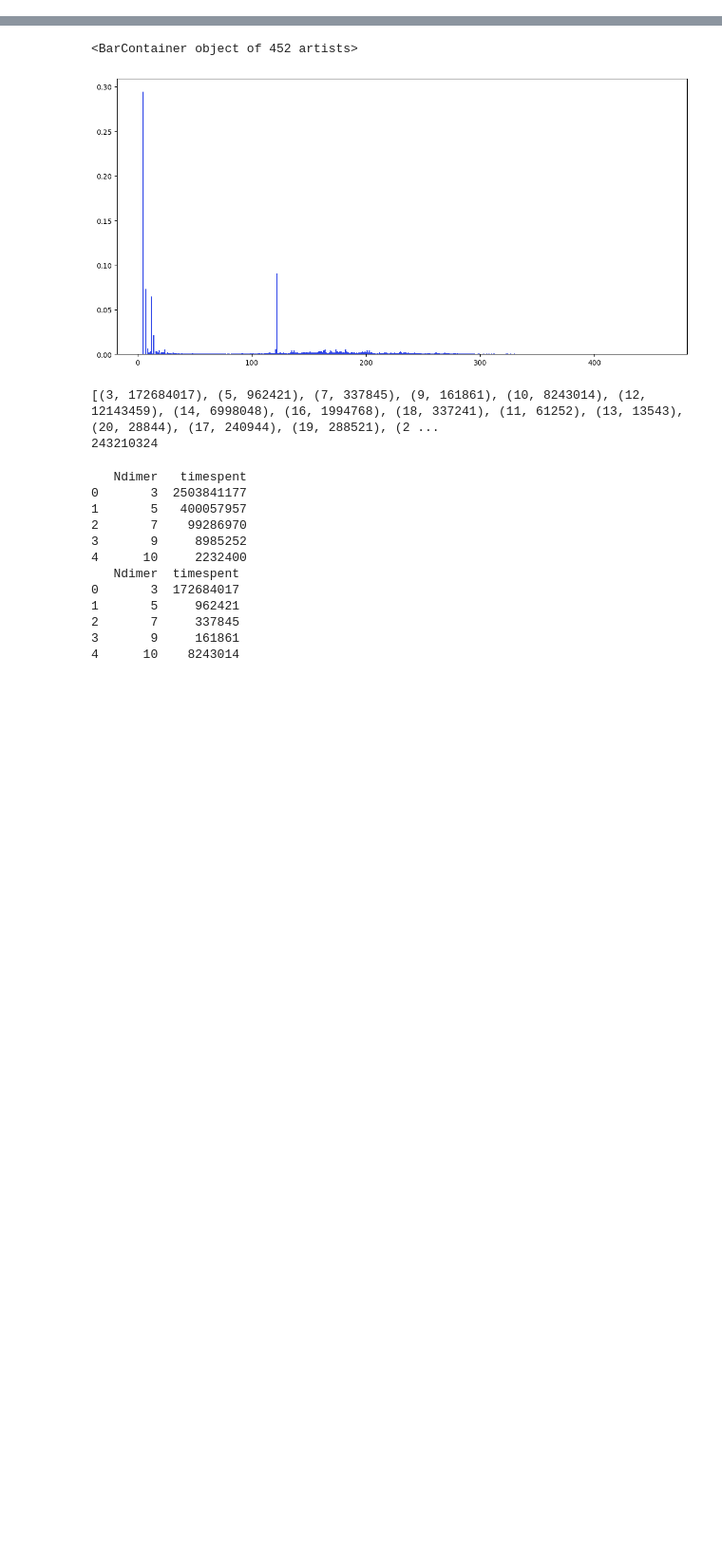
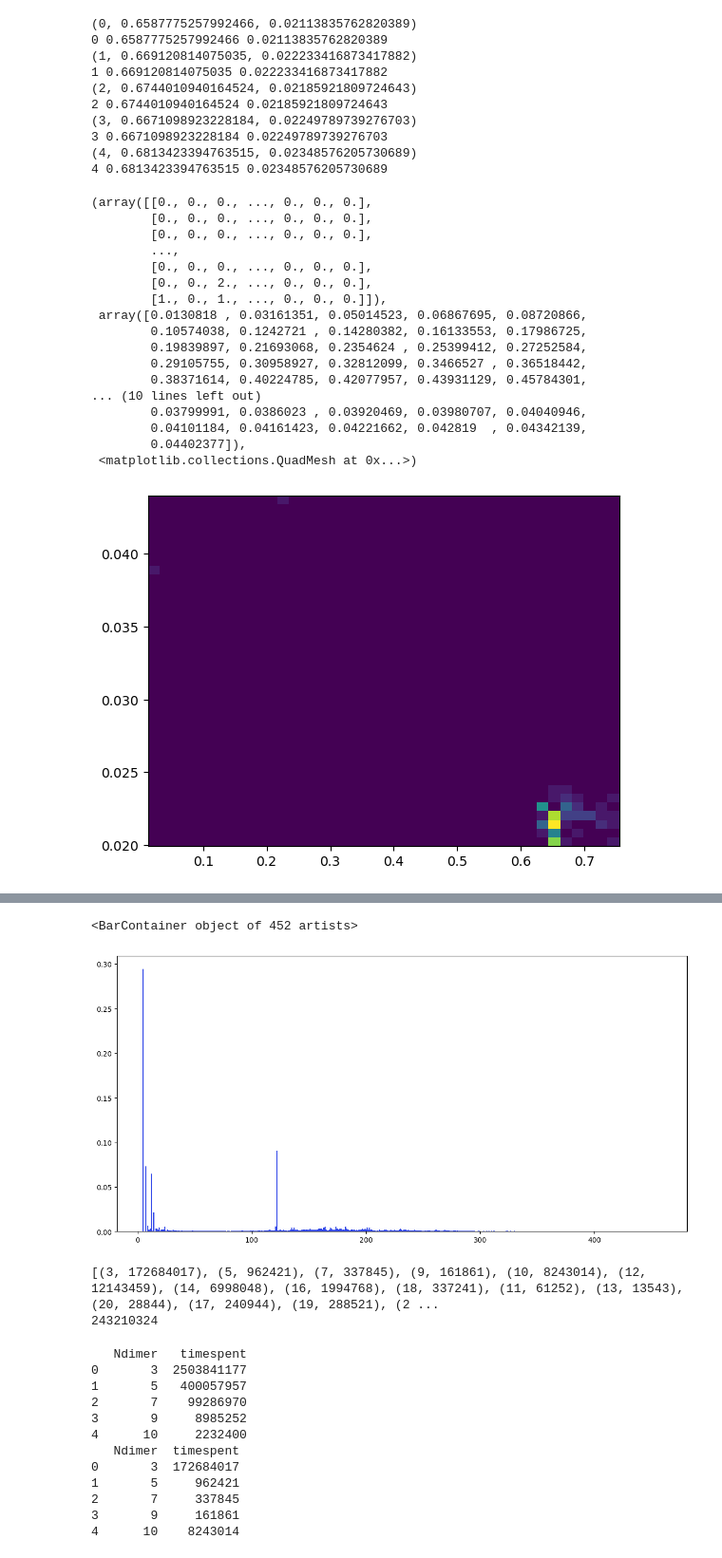
Before and after one commit to pradhansmriti/notebooks_kmc_paper, a Jupyter notebook: kmc_frequent_stds_wdrug.ipynb, the cells around one changed output, grey strips where cells are left out. Shown: that part at 95% size. Drawn from its saved outputs; the diff is of its cells as text; code cells hidden in the pictures; blank space fills up the shorter version.

```diff
--- a/kmc_frequent_stds_wdrug.ipynb
+++ b/kmc_frequent_stds_wdrug.ipynb
@@ -56,3 +108,40 @@ def combine_two_lists(list1,list2):
     del list1,list2
     result_list = [(key, value) for key, value in combined_dict.items()]
     return result_list
+# %%
+from IPython.display import clear_output
+clear_output(wait=True)
+import gc
+gc.collect()
+
+total_hist_drug=[]
+
+total_time_drug=0
+energyfiles_worknew=glob.glob('/home/smriti/BigStorage/figs_movies_KMC/send_worknew/SE-DMU--4.5_Rmudrug--10.1_kd-0.0001/stdsalt_ndrug/*txt')
+
+count_files=[]
+count_chunks=0
+for file in energyfiles_worknew[0:100]:
+    count=0
+    df=pd.read_csv(file,delim_whitespace=True,header=None,names=['sweep','ndrug','NE'],chunksize=100000)
+    for chunk in df:
+        count_chunks+=1
+        try:
+            chunk=chunk.sort_values(by='sweep')
+            chunk_5=chunk[chunk['NE']==6]
+            if(len(chunk_5)>0):
+                count+=len(chunk_5)
+
+                hist1, time_spent=time_spent_drug(chunk_5)
+                total_hist_drug=combine_two_lists(hist1,total_hist_drug)
+                total_time_drug+=time_spent
+            del chunk_5
+        except:
+            continue
+        del chunk
+    if(count>75000):
+        print(file,count)
+    count_files.append(count)
+    del df
+print(count)
+print(count_chunks)
@@ -58,0 +272,34 @@ def combine_two_lists(list1,list2):
+# %%
+for item in count_files[0:5]:
+    print(item)
+    print(item[0],item[1],item[2])
+plt.hist2d([item[1] for item in count_files],[item[2] for item in count_files],bins=40)
+# %% [output]
+(0, 0.6587775257992466, 0.02113835762820389)
+0 0.6587775257992466 0.02113835762820389
+(1, 0.669120814075035, 0.022233416873417882)
+1 0.669120814075035 0.022233416873417882
+(2, 0.6744010940164524, 0.02185921809724643)
+2 0.6744010940164524 0.02185921809724643
+(3, 0.6671098923228184, 0.02249789739276703)
+3 0.6671098923228184 0.02249789739276703
+(4, 0.6813423394763515, 0.02348576205730689)
+4 0.6813423394763515 0.02348576205730689
+(array([[0., 0., 0., ..., 0., 0., 0.],
+        [0., 0., 0., ..., 0., 0., 0.],
+        [0., 0., 0., ..., 0., 0., 0.],
+        ...,
+        [0., 0., 0., ..., 0., 0., 0.],
+        [0., 0., 2., ..., 0., 0., 0.],
+        [1., 0., 1., ..., 0., 0., 0.]]),
+ array([0.0130818 , 0.03161351, 0.05014523, 0.06867695, 0.08720866,
+        0.10574038, 0.1242721 , 0.14280382, 0.16133553, 0.17986725,
+        0.19839897, 0.21693068, 0.2354624 , 0.25399412, 0.27252584,
+        0.29105755, 0.30958927, 0.32812099, 0.3466527 , 0.36518442,
+        0.38371614, 0.40224785, 0.42077957, 0.43931129, 0.45784301,
+... (10 lines left out)
+        0.03799991, 0.0386023 , 0.03920469, 0.03980707, 0.04040946,
+        0.04101184, 0.04161423, 0.04221662, 0.042819  , 0.04342139,
+        0.04402377]),
+ <matplotlib.collections.QuadMesh at 0x...>)
+[figure, added]
```
Also changed, not shown: parts of 17 cells of this notebook, 14 other files.
